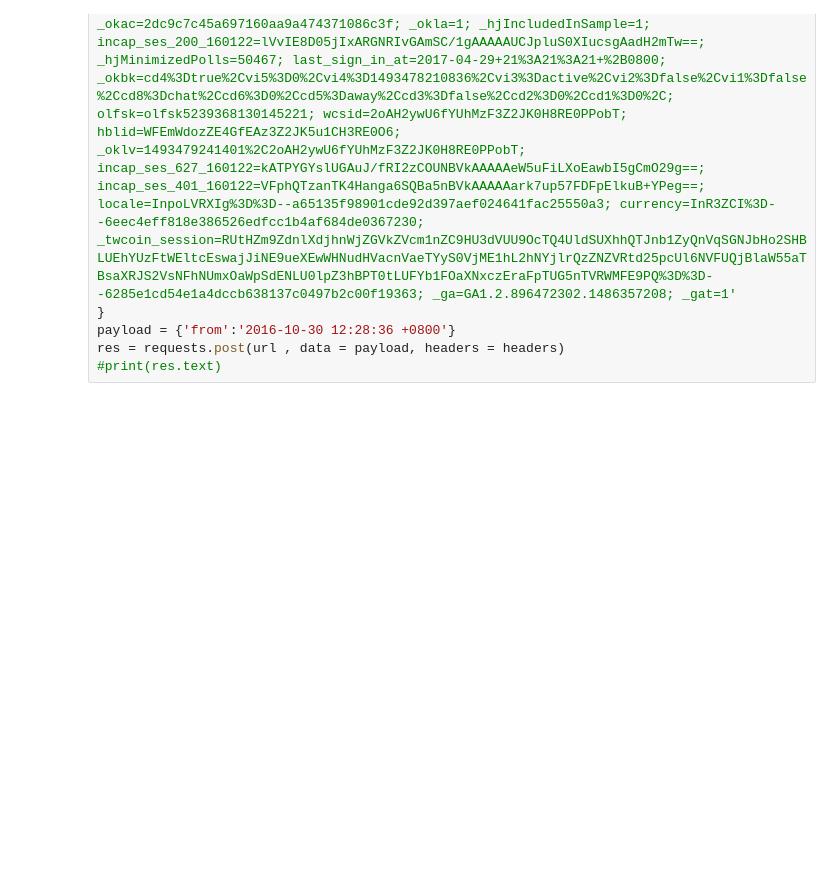
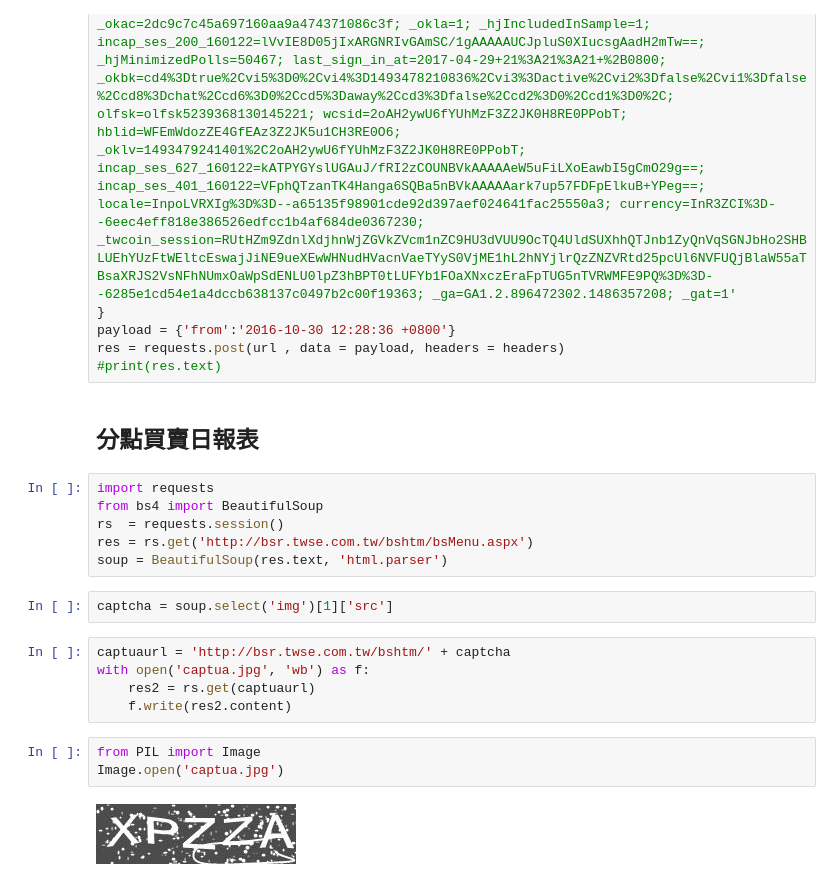
Before and after one commit to ywchiu/pyfinance, a Jupyter notebook: Demo20170430_afternoon.ipynb, the cells around one changed output. Cells and saved outputs as stored; diff of their text form; blank space fills up the shorter version.

```diff
--- a/Demo20170430_afternoon.ipynb
+++ b/Demo20170430_afternoon.ipynb
@@ -130,3 +130,23 @@ headers = {
 payload = {'from':'2016-10-30 12:28:36 +0800'}
 res = requests.post(url , data = payload, headers = headers)
 #print(res.text)
+# %% [markdown]
+## 分點買賣日報表
+# %%
+import requests
+from bs4 import BeautifulSoup
+rs  = requests.session()
+res = rs.get('http://bsr.twse.com.tw/bshtm/bsMenu.aspx')
+soup = BeautifulSoup(res.text, 'html.parser')
+# %%
+captcha = soup.select('img')[1]['src']
+# %%
+captuaurl = 'http://bsr.twse.com.tw/bshtm/' + captcha
+with open('captua.jpg', 'wb') as f:
+    res2 = rs.get(captuaurl)
+    f.write(res2.content)
+# %%
+from PIL import Image
+Image.open('captua.jpg')
+# %% [output]
+[figure, added]
```
Also changed, not shown: parts of 13 cells of this notebook.
